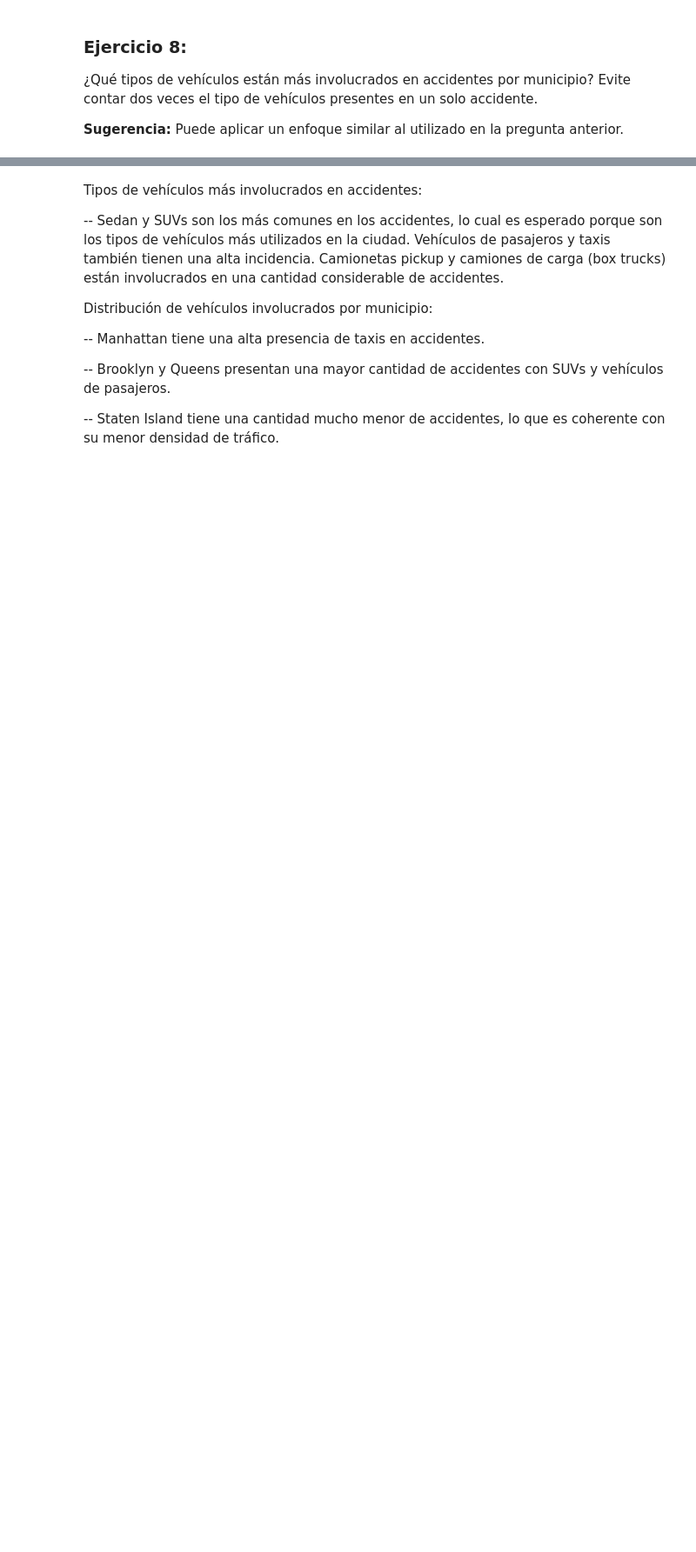
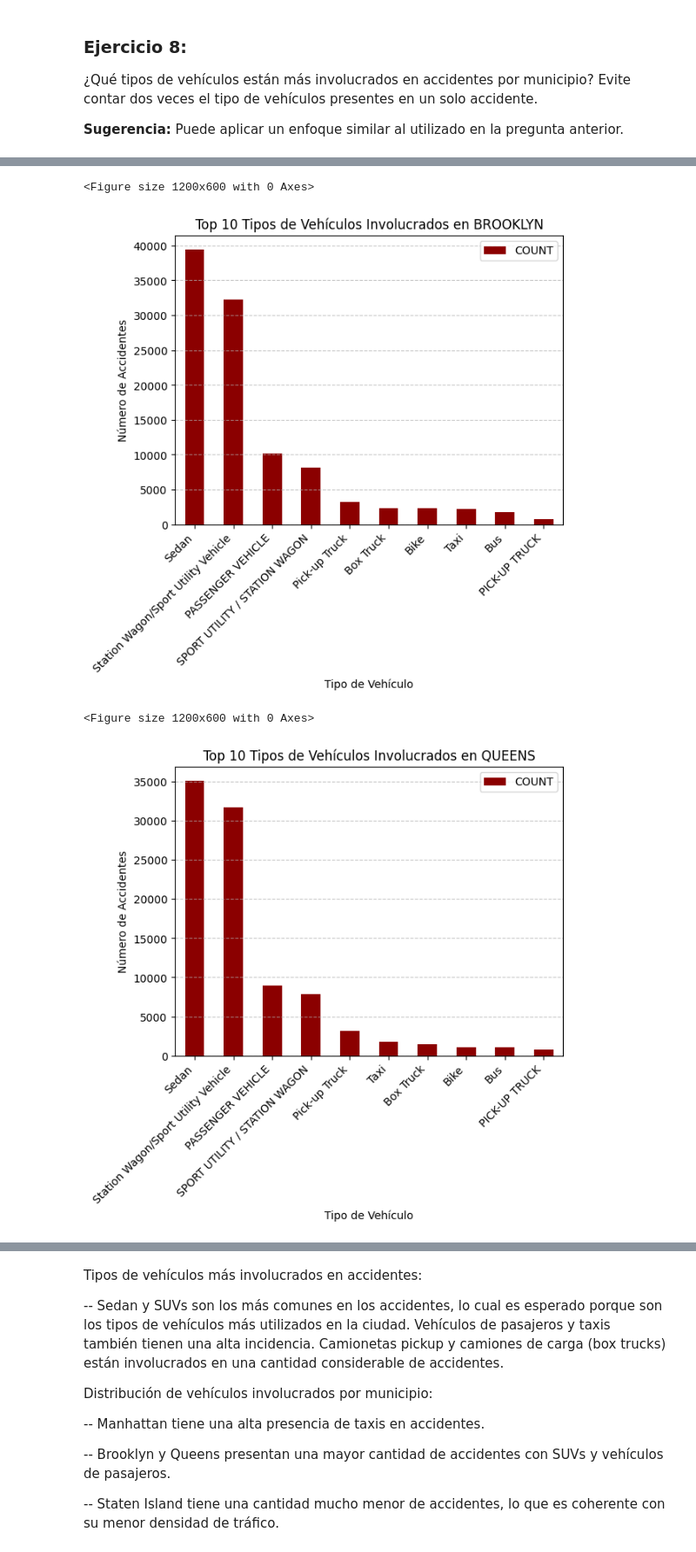
Before and after one commit to renemorenow/MachineLearning2, a Jupyter notebook: Prog_Basica_Python/Guia3_EntregaFinal.ipynb, the cells around one changed output, grey strips where cells are left out. Shown at 87% size. Saved outputs shown, nothing was run; the diff lists cells and outputs as text; code cells hidden in the pictures; blank space fills up the shorter version.

```diff
--- a/Prog_Basica_Python/Guia3_EntregaFinal.ipynb
+++ b/Prog_Basica_Python/Guia3_EntregaFinal.ipynb
@@ -582,13 +571,8 @@ plt.show()
 
 **Sugerencia:** Puede aplicar un enfoque similar al utilizado en la pregunta anterior.
 # %%
-# Seleccionar las columnas de tipos de vehículos involucrados
-vehicle_columns = [
-    'VEHICLE TYPE CODE 1', 'VEHICLE TYPE CODE 2',
-    'VEHICLE TYPE CODE 3', 'VEHICLE TYPE CODE 4',
-    'VEHICLE TYPE CODE 5'
-]
-
+# Seleccionar columnas de municipio y tipos de vehículos
+vehicle_columns = ['VEHICLE TYPE CODE 1', 'VEHICLE TYPE CODE 2', 'VEHICLE TYPE CODE 3', 'VEHICLE TYPE CODE 4', 'VEHICLE TYPE CODE 5']
 # Concatenar todas las columnas en una sola serie para contar la frecuencia de cada tipo de vehículo
 vehicles_series = pd.concat([df[col] for col in vehicle_columns], axis=0).reset_index(drop=True)
 
@@ -596,16 +580,15 @@ vehicles_series = pd.concat([df[col] for col in vehicle_columns], axis=0).reset_
 vehicles_series = vehicles_series.dropna()
 vehicles_series = vehicles_series[vehicles_series.str.upper() != "UNKNOWN"]
 
-# Contar la cantidad de veces que aparece cada tipo de vehículo
-vehicle_counts = vehicles_series.value_counts()
+df_melted = df.melt(id_vars=['BOROUGH', 'COLLISION_ID'], value_vars=vehicle_columns, value_name='VEHICLE_TYPE')
 
-# Graficar los 10 tipos de vehículos más comunes en accidentes
-plt.figure(figsize=(12, 6))
-vehicle_counts.head(10).plot(kind='bar', color='darkred', alpha=0.7)
-plt.xlabel('Tipo de Vehículo')
-plt.ylabel('Número de Accidentes')
-plt.title('Top 10 Tipos de Vehículos Involucrados en Accidentes en Nueva York')
-plt.xticks(rotation=45, ha="right")
-plt.grid(axis='y', linestyle='--', alpha=0.7)
-plt.show()
+# Eliminar valores nulos y duplicados por accidente
+df_melted = df_melted.dropna(subset=['VEHICLE_TYPE']).drop_duplicates(subset=['COLLISION_ID', 'VEHICLE_TYPE'])
+
+# Contar ocurrencias de cada tipo de vehículo por municipio
+vehicle_counts = df_melted.groupby(['BOROUGH', 'VEHICLE_TYPE']).size().reset_index(name='COUNT')
+vehicle_counts = vehicle_counts.sort_values(by='COUNT', ascending=False)
+
+# Imprimir los resultados
+print(vehicle_counts)
 # %% [output]
@@ -612,0 +609,18 @@ plt.show()
+# %%
+for BOROUGH in vehicle_counts["BOROUGH"].unique():
+  vehicle_counts_tmp = vehicle_counts[vehicle_counts["BOROUGH"].str.contains(BOROUGH)]
+  vehicle_counts_tmp = vehicle_counts_tmp.sort_values(by="COUNT", ascending=False)
+  # Graficar los 10 tipos de vehículos más comunes en accidentes
+  plt.figure(figsize=(12, 6))
+  vehicle_counts_tmp.head(10).plot.bar('VEHICLE_TYPE', color='darkred')
+  plt.xlabel('Tipo de Vehículo')
+  plt.ylabel('Número de Accidentes')
+  plt.title(f'Top 10 Tipos de Vehículos Involucrados en {BOROUGH}')
+  plt.xticks(rotation=45, ha="right")
+  plt.grid(axis='y', linestyle='--', alpha=0.7)
+  plt.show()
+# %% [output]
+<Figure size 1200x600 with 0 Axes>
+[figure, added]
+<Figure size 1200x600 with 0 Axes>
+[figure, added]
```
Also changed, not shown: parts of 23 cells of this notebook.
